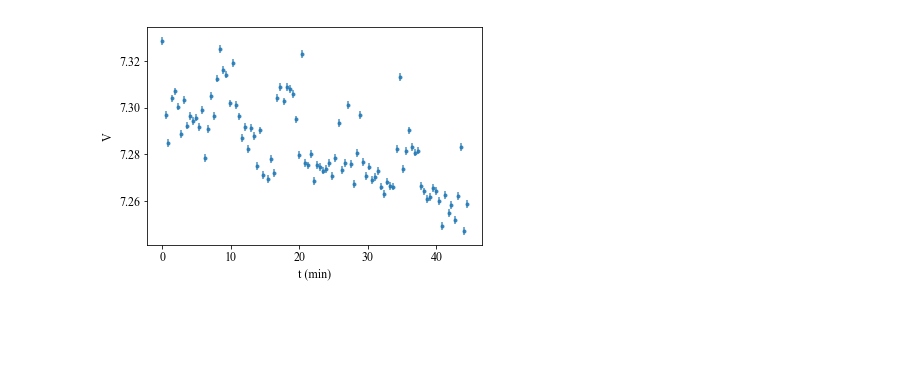
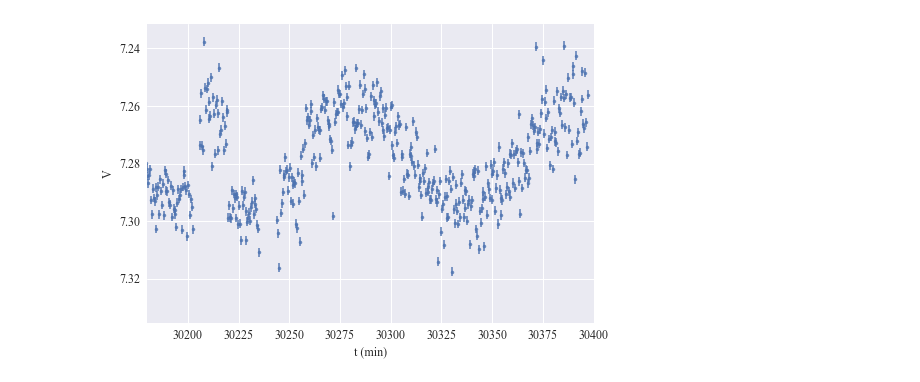
Before and after one commit to mileslucas/astro344l, a Jupyter notebook: project/src/project.ipynb, the cells around one changed output. Saved outputs shown, nothing was run; the diff lists cells and outputs as text; code cells hidden in the pictures; blank space fills up the shorter version.

```diff
--- a/project/src/project.ipynb
+++ b/project/src/project.ipynb
@@ -6,6 +6,6 @@ import pandas as pd
 import matplotlib.pyplot as plt
 import matplotlib
 %matplotlib inline
-plt.style.use('seaborn-notebook')
+plt.style.use('seaborn')
 import datetime as dt
 from astropy.stats import LombScargle
@@ -14,9 +12,24 @@ v_df = pd.read_csv('../data/Measurements.csv', index_col='slice')
+# %%
+data_930 = pd.read_excel('../data/0930_measurements.xlsx')
+data_1018a = pd.read_excel('../data/1018a_measurements.xlsx')
+data_1018b = pd.read_excel('../data/1018b_measurements.xlsx')
 # %%
-mags = v_df['Source_AMag_T1']
-err = v_df['Source_AMag_Err_T1']
-filenames = glob('../data/science/processed/*.FIT')
-data = [fits.getdata(file) for file in filenames]
-headers = [fits.getheader(file) for file in filenames]
+mags_930 = data_930['Source_AMag_T1']
+err_930 = data_930['Source_AMag_Err_T1']
+filenames_930 = glob('../data/science/0930/processed/*.FIT')
+
+mags_1018a = data_1018a['Source_AMag_T1']
+err_1018a = data_1018a['Source_AMag_Err_T1']
+
+mags_1018b = data_1018b['Source_AMag_T1']
+err_1018b = data_1018b['Source_AMag_Err_T1']
+filenames_1018 = glob('../data/science/1018/processed/*.FIT')
+
+headers = [fits.getheader(file) for file in filenames_930]
+
+for file in filenames_1018:
+    headers.append(fits.getheader(file))
+
 times = [hdr['DATE-OBS'] for hdr in headers]
 fmt = '%Y-%m-%dT%H:%M:%S.%f'
 times = [dt.datetime.strptime(time, fmt) for time in times]
@@ -24,22 +37,28 @@ time_since = []
 for i, time in enumerate(times):
     time_since.append((time - times[0]).total_seconds() / 60)
 
+mags = mags_930.append(mags_1018a).append(mags_1018b)
+err = err_930.append(err_1018a).append(err_1018b)
+
 t = np.array(time_since)
 # %%
 params = {
     'xtick.labelsize':12,
     'ytick.labelsize':12,
     'axes.labelsize':12,
     'legend.fontsize':8,
     'font.family':'Times New Roman',
     'font.weight':'normal'
 }
 matplotlib.rcParams.update(params)
 
 plt.errorbar(t, mags, yerr=err, alpha=0.8,fmt='.')
 plt.xlabel('t (min)')
 plt.ylabel('V')
-plt.savefig('../docs/figs/mags.png')
+plt.xlim(30180, 30400)
+plt.gca().invert_yaxis()
+
+# plt.savefig('../docs/figs/mags.png')
 # %% [output]
-[figure, old version]
+[figure, new version]
 # %%
```
Also changed, not shown: parts of 7 cells of this notebook, 6 other files.
